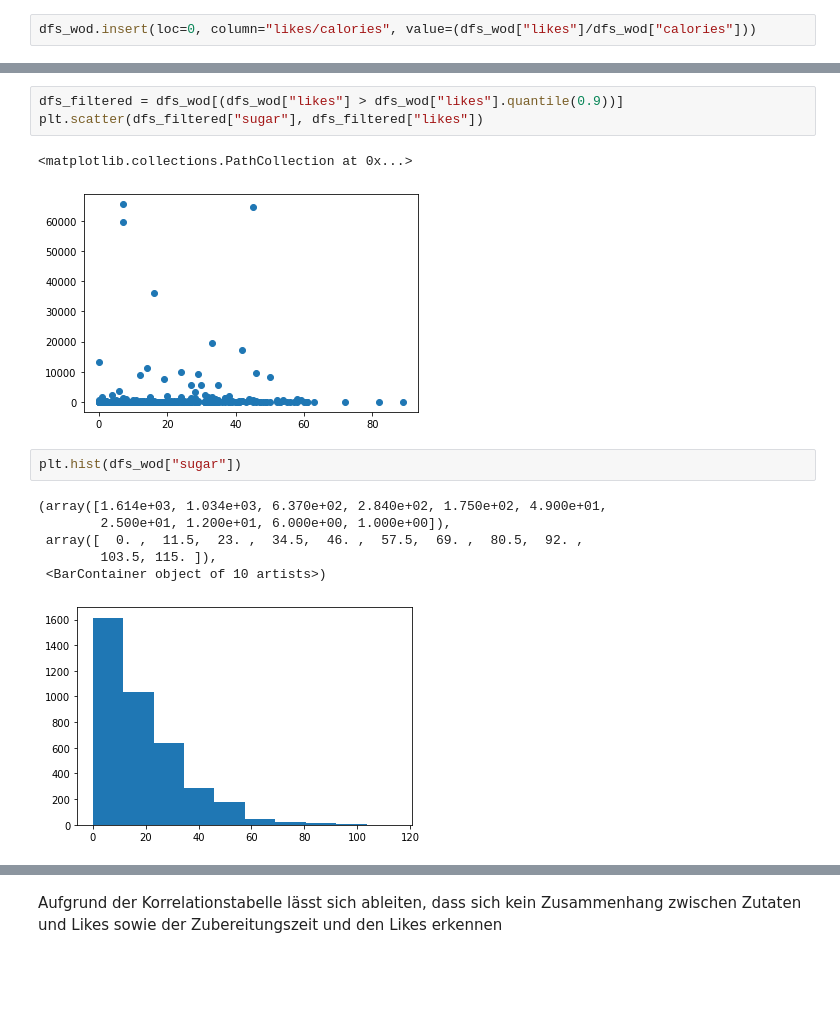
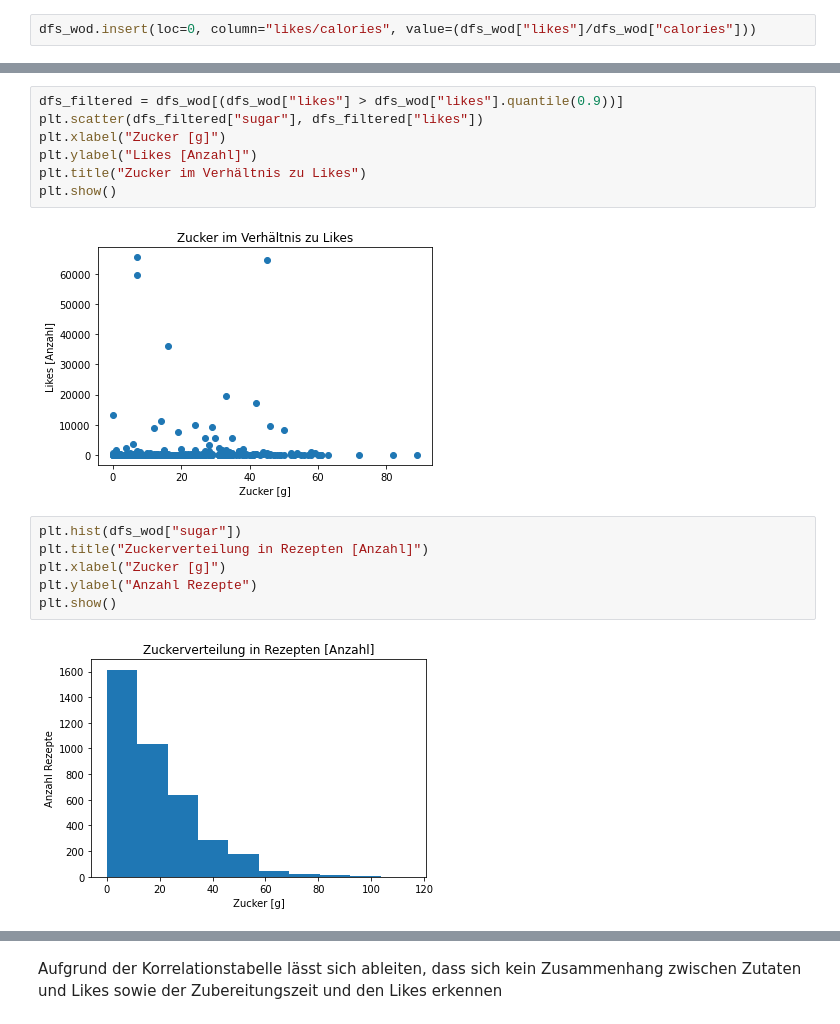
Before and after one commit to ZerhackerJagi/food_dashboard, a Jupyter notebook: 210409_Spoonacular_Analysis.ipynb, the cells around one changed output, grey strips where cells are left out. Saved outputs shown, nothing was run; the diff lists cells and outputs as text; blank space fills up the shorter version.

```diff
--- a/210409_Spoonacular_Analysis.ipynb
+++ b/210409_Spoonacular_Analysis.ipynb
@@ -113,17 +102,19 @@ Text(0.5, 1.0, 'Likes')
 # %%
 dfs_filtered = dfs_wod[(dfs_wod["likes"] > dfs_wod["likes"].quantile(0.9))]
 plt.scatter(dfs_filtered["sugar"], dfs_filtered["likes"])
+plt.xlabel("Zucker [g]")
+plt.ylabel("Likes [Anzahl]")
+plt.title("Zucker im Verhältnis zu Likes")
+plt.show()
 # %% [output]
-<matplotlib.collections.PathCollection at 0x...>
-[figure, old version]
+[figure, new version]
 # %%
 plt.hist(dfs_wod["sugar"])
+plt.title("Zuckerverteilung in Rezepten [Anzahl]")
+plt.xlabel("Zucker [g]")
+plt.ylabel("Anzahl Rezepte")
+plt.show()
 # %% [output]
-(array([1.614e+03, 1.034e+03, 6.370e+02, 2.840e+02, 1.750e+02, 4.900e+01,
-        2.500e+01, 1.200e+01, 6.000e+00, 1.000e+00]),
- array([  0. ,  11.5,  23. ,  34.5,  46. ,  57.5,  69. ,  80.5,  92. ,
-        103.5, 115. ]),
- <BarContainer object of 10 artists>)
-[figure, old version]
+[figure, new version]
 # %%
 x = dfs_filtered.corr()
```
Also changed, not shown: parts of 12 cells of this notebook, 2 other files.
